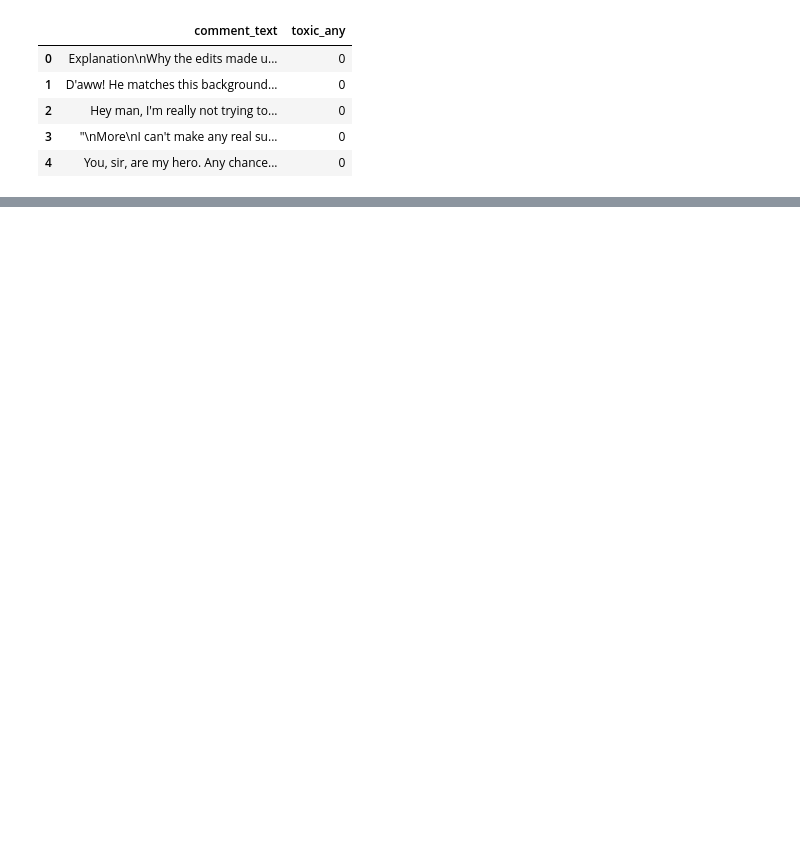
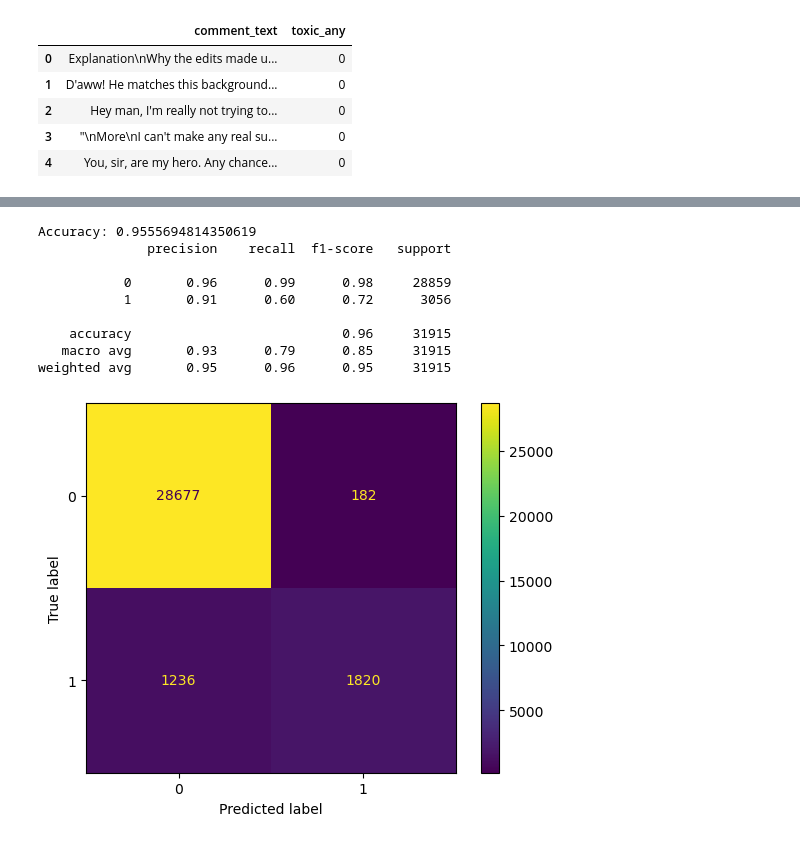
Before and after one commit to dylan-130/Comment-Toxicity-Analysis, a Jupyter notebook: toxic-comments.ipynb, the cells around one changed output, grey strips where cells are left out. Cells and saved outputs as stored; diff of their text form; code cells hidden in the pictures; blank space fills up the shorter version.

```diff
--- a/toxic-comments.ipynb
+++ b/toxic-comments.ipynb
@@ -143,0 +168,21 @@ df["comment_text"] = (
+# %%
+# Split data before applying TF-IDF...
+X_train, X_test, y_train, y_test = train_test_split(
+    df['comment_text'],
+    df['toxic'],
+    test_size=0.2,
+    random_state=42
+)
+
+# Initialize TF-IDF vectorizer (stop word removal, ngrams 1 and 2 and max features included too).
+vectorizer = TfidfVectorizer(
+    stop_words='english',
+    ngram_range=(1, 2),
+    max_features=10000
+)
+
+# Fit the vectorizer on training data and transform both training and test data
+X_train_tfidf = vectorizer.fit_transform(X_train)
+
+# Transform test data
+X_test_tfidf = vectorizer.transform(X_test)
@@ -143,0 +222,4 @@ df["comment_text"] = (
+# %%
+# Define and fit logistic regression model
+model = LogisticRegression(max_iter=1000)
+model.fit(X_train_tfidf, y_train)
@@ -143,0 +245,24 @@ df["comment_text"] = (
+# %%
+# Predictions for logistic regression
+y_pred = model.predict(X_test_tfidf)
+
+# Accuracy
+print("Accuracy:", accuracy_score(y_test, y_pred))
+
+# Full report
+print(classification_report(y_test, y_pred))
+
+# Confusion matrix
+ConfusionMatrixDisplay.from_estimator(model, X_test_tfidf, y_test)
+plt.show()
+# %% [output]
+Accuracy: 0.9555694814350619
+              precision    recall  f1-score   support
+
+           0       0.96      0.99      0.98     28859
+           1       0.91      0.60      0.72      3056
+
+    accuracy                           0.96     31915
+   macro avg       0.93      0.79      0.85     31915
+weighted avg       0.95      0.96      0.95     31915
+[figure, added]
```
Also changed, not shown: parts of 21 cells of this notebook.
